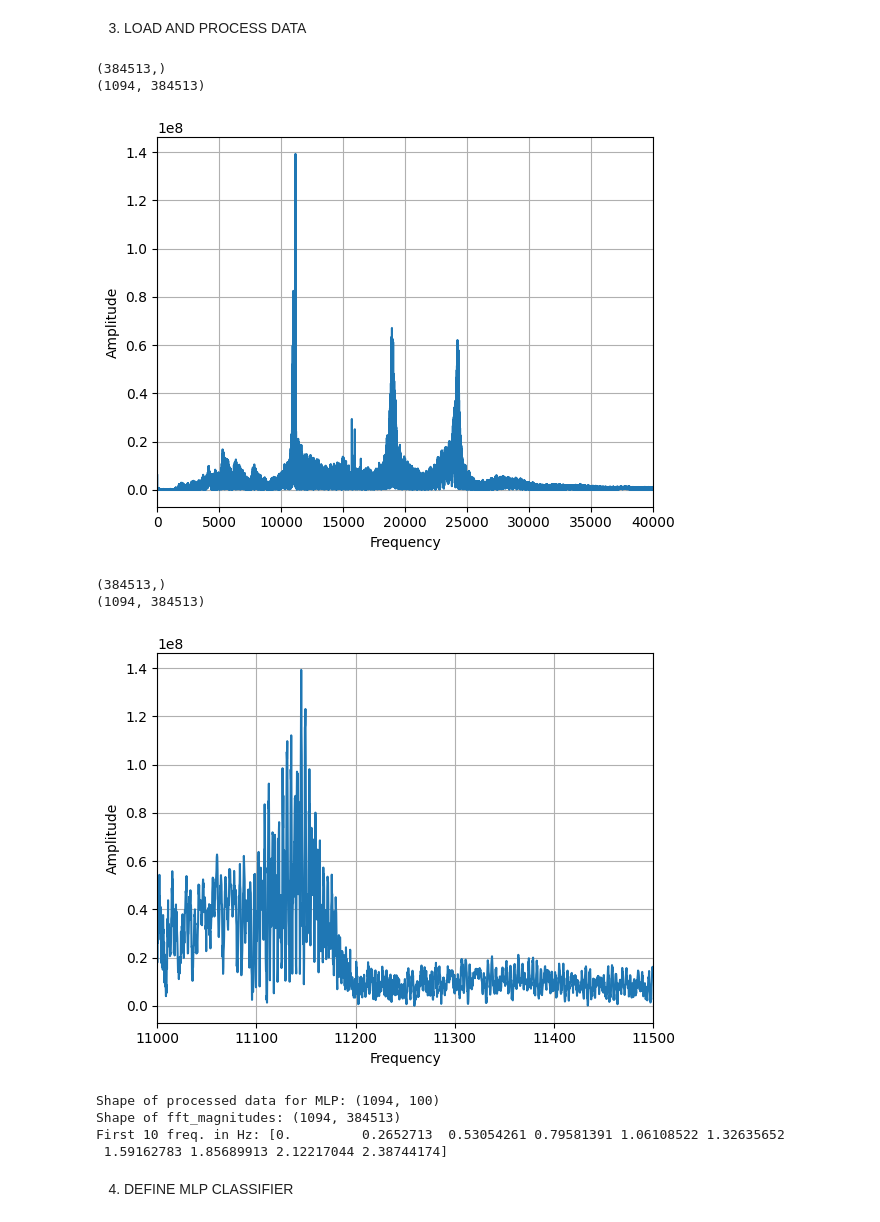
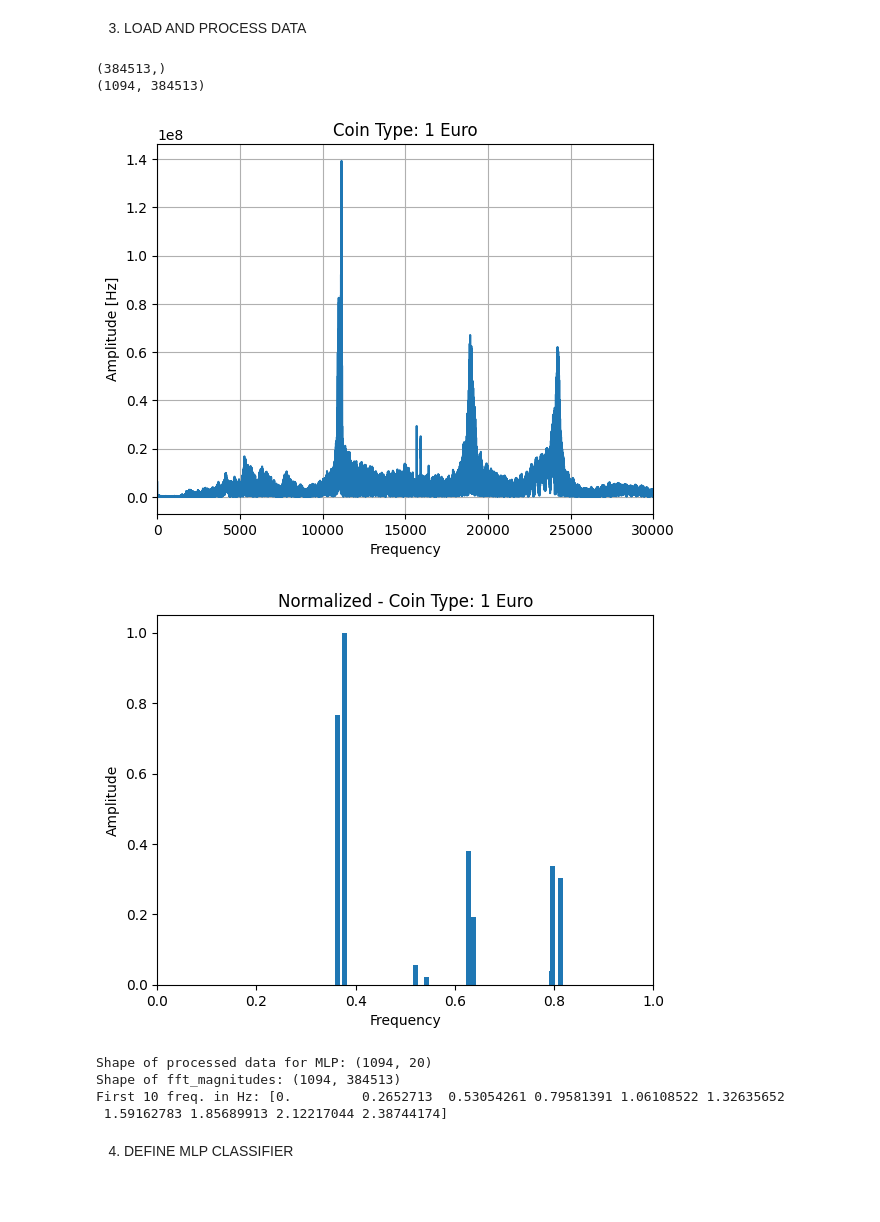
Before and after one commit to davidogarzas/CoinAI, a Jupyter notebook: mlp fourier.ipynb, the cells around one changed output. Drawn from its saved outputs; the diff is of its cells as text; code cells hidden in the pictures; blank space fills up the shorter version.

```diff
--- a/mlp fourier.ipynb
+++ b/mlp fourier.ipynb
@@ -42,10 +41,15 @@ Using device: cuda
 2. HYPERPARAMETER CONFIGURATION
 # %%
 num_classes = 7       # Number of classes (coins)
-epochs = 200          # Number of training epochs
-batch_size = 16       # Mini-batch size
-learning_rate = 0.001 # Initial learning rate
-freq_number = 50      # Number of frequency features selected
+epochs = 500          # Number of training epochs
+batch_size = 8       # Mini-batch size
+learning_rate = 0.0001 # Initial learning
+dropout = 0.3
+
+take_max=True
+freq_number = 10      # Number of frequency features selected
+bin_size = 1500
+norm = "individual"
 # %% [markdown]
 3. LOAD AND PROCESS DATA
 # %%
@@ -75,6 +89,8 @@ def compute_fft_features(data, sample_rate=204000):
     except:
         fft_features = np.fft.rfft(signals, axis=1) # Compute FFT
         fft_magnitudes = np.abs(fft_features)  # Compute magnitude
+        np.save('fft_magnitudes', fft_magnitudes)
+
 
     freqs = np.fft.rfftfreq(N, d=1/sample_rate) # Compute actual freq. val.
 
@@ -100,43 +189,52 @@ def extract_top_k_frequencies_with_info(fft_magnitudes, freqs, k):
 # %%
 # Compute FFT features
 labels, fft_magnitudes, freqs = compute_fft_features(data)
-combined_features, top_k_indices, top_k_magnitudes, top_k_frequencies = extract_top_k_frequencies_with_info(fft_magnitudes, freqs, k=freq_number)
+combined_features, top_k_indices, top_k_magnitudes, top_k_frequencies, normalized_magnitudes, normalized_frequencies = extract_top_k_frequencies_with_info(fft_magnitudes, freqs, k=freq_number, bin_size=bin_size, norm=norm, take_max=take_max)
 # %%
 print(freqs.shape)
 print(fft_magnitudes.shape)
 plt.figure()
 plt.plot(freqs, fft_magnitudes[0])
 plt.xlabel("Frequency")
-plt.ylabel("Amplitude")
-plt.xlim(0, 40000)
+plt.ylabel("Amplitude [Hz]")
+plt.title(f'Coin Type: {mapping[labels[0]]}')
+plt.xlim(0, 30000)
 plt.grid()
 plt.show()
 
+"""
 print(freqs.shape)
 print(fft_magnitudes.shape)
 plt.figure()
 plt.plot(freqs, fft_magnitudes[0])
 plt.xlabel("Frequency")
 plt.ylabel("Amplitude")
 plt.xlim(11000,11500)
 plt.grid()
 plt.show()
+"""
+
+plt.figure()
+plt.bar(normalized_frequencies[0], normalized_magnitudes[0], width=0.01)
+plt.xlim(0,1)
+plt.title(f'Normalized - Coin Type: {mapping[labels[0]]}')
+plt.xlabel("Frequency")
+plt.ylabel("Amplitude")
+plt.show()
 
 print("Shape of processed data for MLP:", combined_features.shape)
 print("Shape of fft_magnitudes:", fft_magnitudes.shape)
 print("First 10 freq. in Hz:", freqs[:10])
 print()
 # %% [output]
 (384513,)
 (1094, 384513)
-[figure, old version]
+[figure, new version]
+[figure, new version]
-(384513,)
-(1094, 384513)
+Shape of processed data for MLP: (1094, 20)
+Shape of fft_magnitudes: (1094, 384513)
+First 10 freq. in Hz: [0.         0.2652713  0.53054261 0.79581391 1.06108522 1.32635652
+ 1.59162783 1.85689913 2.12217044 2.38744174]
-[figure, old version]
-Shape of processed data for MLP: (1094, 100)
-Shape of fft_magnitudes: (1094, 384513)
-First 10 freq. in Hz: [0.         0.2652713  0.53054261 0.79581391 1.06108522 1.32635652
- 1.59162783 1.85689913 2.12217044 2.38744174]
 # %% [markdown]
 4. DEFINE MLP CLASSIFIER
 # %%
```
Also changed, not shown: parts of 12 cells of this notebook.
